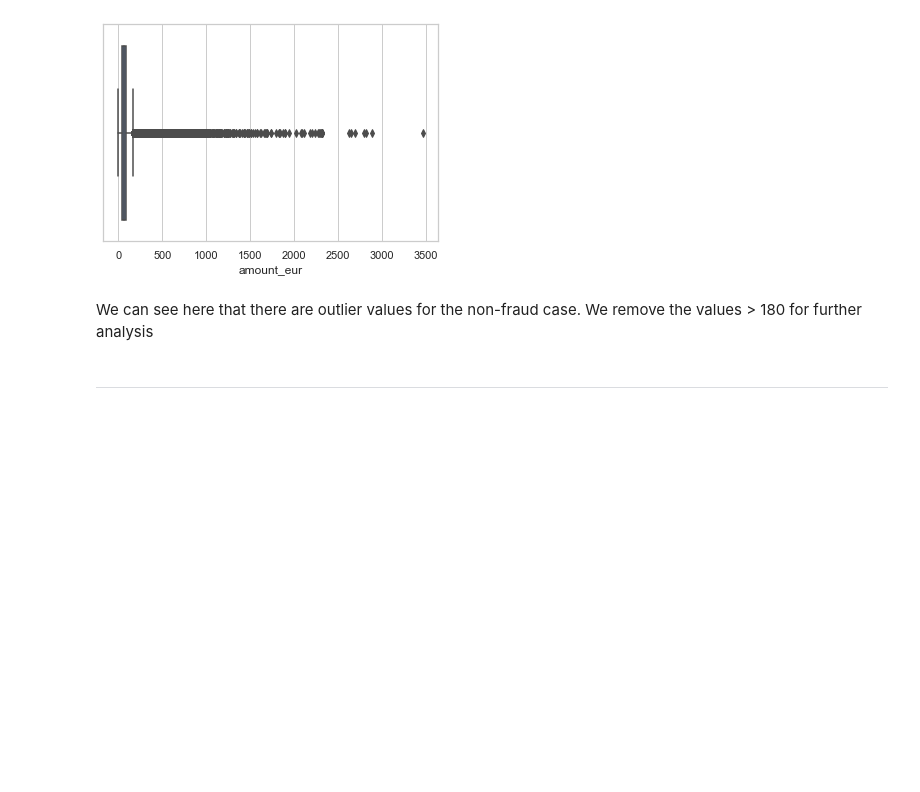
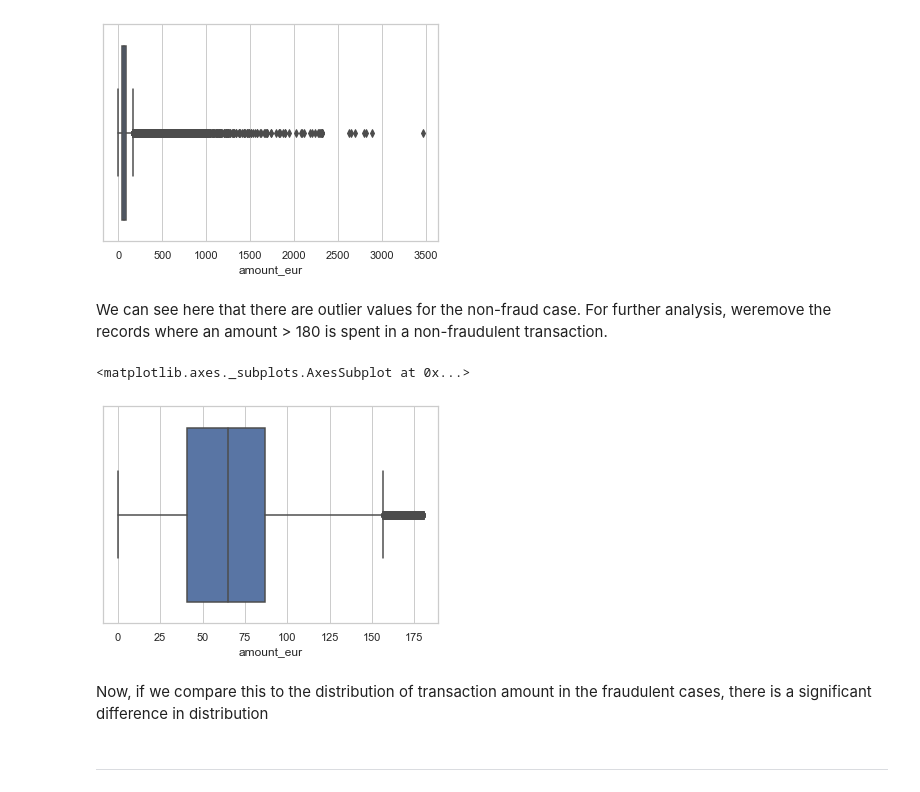
Before and after one commit to sharwinbobde/cyber-data-analytics, a Jupyter notebook: Part 1/Part1.ipynb, the cells around one changed output. Cells and saved outputs as stored; diff of their text form; code cells hidden in the pictures; blank space fills up the shorter version.

```diff
--- a/Part 1/Part1.ipynb
+++ b/Part 1/Part1.ipynb
@@ -157,5 +160,5 @@ sns.boxplot(x="amount_eur", data=df[df.simple_journal == 0])
 <matplotlib.axes._subplots.AxesSubplot at 0x...>
 [figure]
 # %% [markdown]
-We can see here that there are outlier values for the non-fraud case. We remove the values > 180 for further analysis
+We can see here that there are outlier values for the non-fraud case. For further analysis, weremove the records where an amount > 180 is spent in a non-fraudulent transaction.
 # %%
@@ -163,3 +166,11 @@ df = df[df["amount_eur"] <= 180]
+# %%
+sns.set(style="whitegrid")
+sns.boxplot(x="amount_eur", data=df[df.simple_journal == 0])
+# %% [output]
+<matplotlib.axes._subplots.AxesSubplot at 0x...>
+[figure, added]
+# %% [markdown]
+Now, if we compare this to the distribution of transaction amount in the fraudulent cases, there is a significant difference in distribution
 # %% [markdown]
 ---
 # %% [markdown]
```
Also changed, not shown: parts of 38 cells of this notebook, 3 other files.
